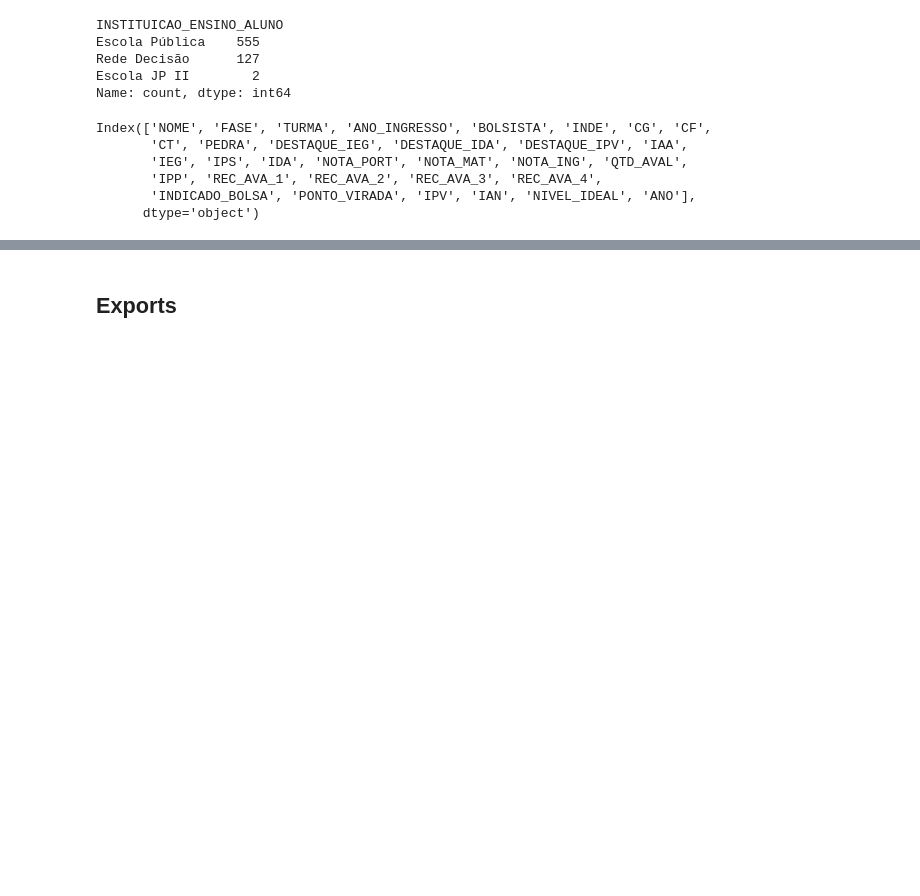
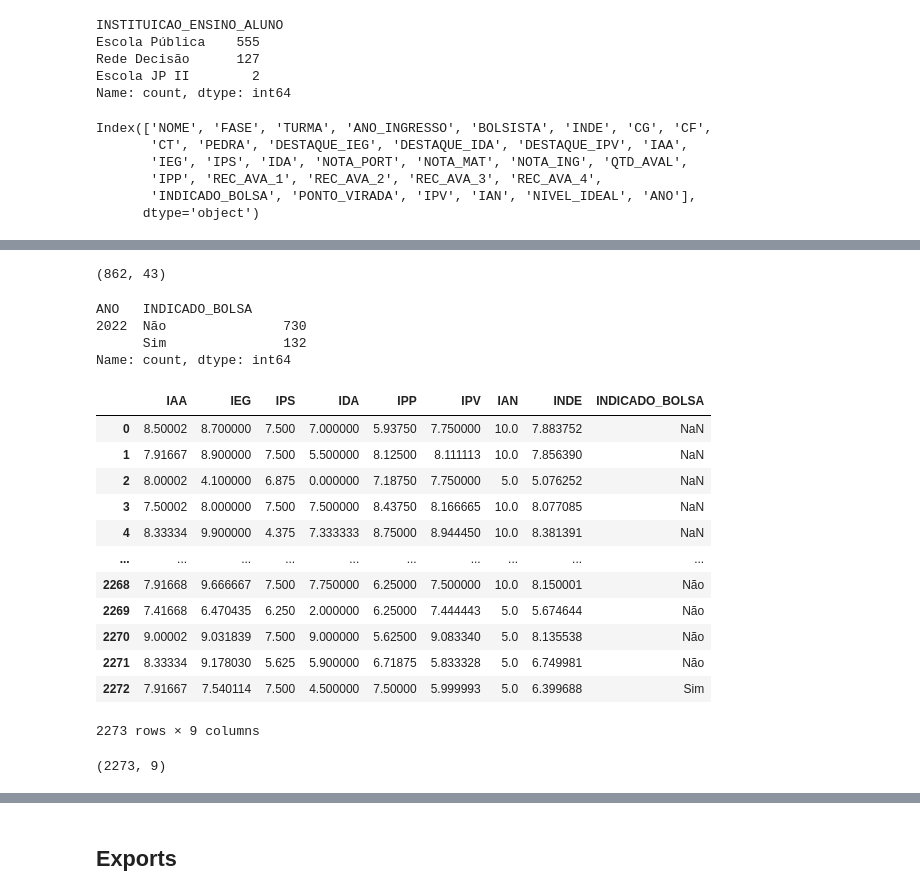
Before and after one commit to dhachcar/postech-tech-challenge-5, a Jupyter notebook: Tech_Challenge_5_Análise_Exploratória.ipynb, the cells around one changed output, grey strips where cells are left out. Drawn from its saved outputs; the diff is of its cells as text; code cells hidden in the pictures; blank space fills up the shorter version.

```diff
--- a/Tech_Challenge_5_Análise_Exploratória.ipynb
+++ b/Tech_Challenge_5_Análise_Exploratória.ipynb
@@ -450,0 +439,32 @@ Index(['NOME', 'FASE', 'TURMA', 'ANO_INGRESSO', 'BOLSISTA', 'INDE', 'CG', 'CF',
+# %%
+df_indicado_bolsa.shape
+# %% [output]
+(862, 43)
+# %%
+df_indicado_bolsa[['INDICADO_BOLSA', 'ANO']].groupby(by='ANO').value_counts()
+# %% [output]
+ANO   INDICADO_BOLSA
+2022  Não               730
+      Sim               132
+Name: count, dtype: int64
+# %%
+df_ml_bolsa = df_concat[['IAA', 'IEG', 'IPS', 'IDA', 'IPP', 'IPV', 'IAN', 'INDE', 'INDICADO_BOLSA']]
+df_ml_bolsa
+# %% [output]
+|  | IAA | IEG | IPS | IDA | IPP | IPV | IAN | INDE | INDICADO_BOLSA |
+| 0 | 8.50002 | 8.700000 | 7.500 | 7.000000 | 5.93750 | 7.750000 | 10.0 | 7.883752 | NaN |
+| 1 | 7.91667 | 8.900000 | 7.500 | 5.500000 | 8.12500 | 8.111113 | 10.0 | 7.856390 | NaN |
+| 2 | 8.00002 | 4.100000 | 6.875 | 0.000000 | 7.18750 | 7.750000 | 5.0 | 5.076252 | NaN |
+| 3 | 7.50002 | 8.000000 | 7.500 | 7.500000 | 8.43750 | 8.166665 | 10.0 | 8.077085 | NaN |
+| 4 | 8.33334 | 9.900000 | 4.375 | 7.333333 | 8.75000 | 8.944450 | 10.0 | 8.381391 | NaN |
+| ... | ... | ... | ... | ... | ... | ... | ... | ... | ... |
+| 2268 | 7.91668 | 9.666667 | 7.500 | 7.750000 | 6.25000 | 7.500000 | 10.0 | 8.150001 | Não |
+| 2269 | 7.41668 | 6.470435 | 6.250 | 2.000000 | 6.25000 | 7.444443 | 5.0 | 5.674644 | Não |
+| 2270 | 9.00002 | 9.031839 | 7.500 | 9.000000 | 5.62500 | 9.083340 | 5.0 | 8.135538 | Não |
+| 2271 | 8.33334 | 9.178030 | 5.625 | 5.900000 | 6.71875 | 5.833328 | 5.0 | 6.749981 | Não |
+| 2272 | 7.91667 | 7.540114 | 7.500 | 4.500000 | 7.50000 | 5.999993 | 5.0 | 6.399688 | Sim |
+2273 rows × 9 columns
+# %%
+df_ml_bolsa.shape
+# %% [output]
+(2273, 9)
```
Also changed, not shown: parts of 11 cells of this notebook.
